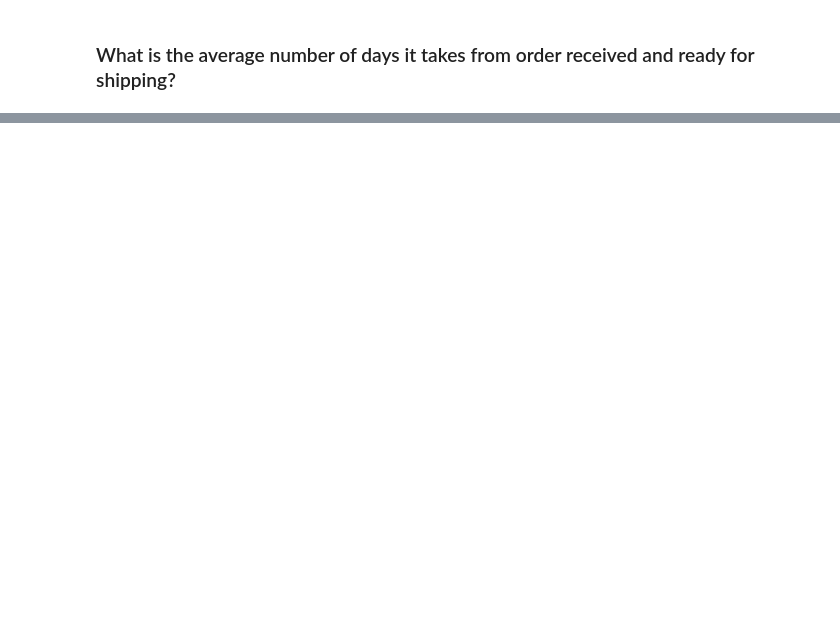
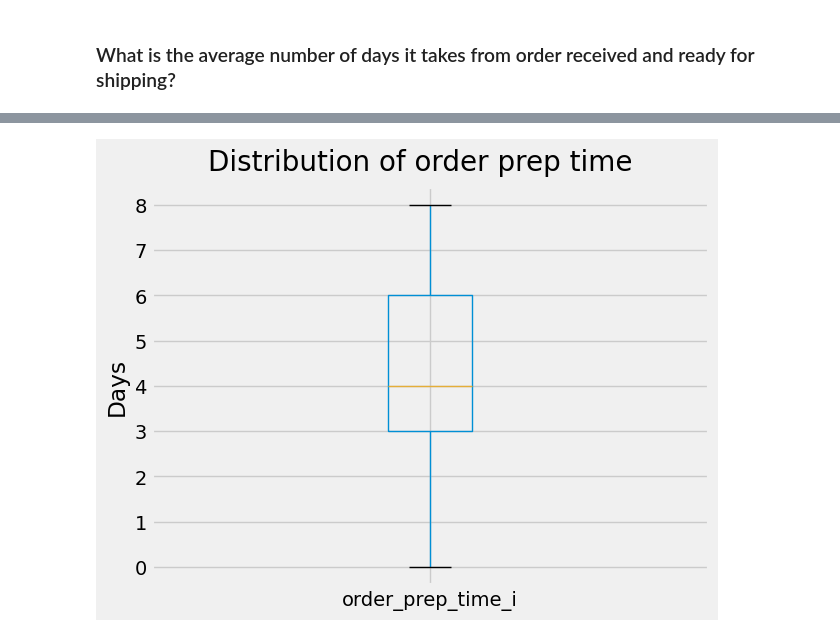
Before and after one commit to GioGonzalez07/EDA_project, a Jupyter notebook: order_prep_time_exc.ipynb, the cells around one changed output, grey strips where cells are left out. Drawn from its saved outputs; the diff is of its cells as text; code cells hidden in the pictures; blank space fills up the shorter version.

```diff
--- a/order_prep_time_exc.ipynb
+++ b/order_prep_time_exc.ipynb
@@ -115,7 +156,9 @@ order_prep_time.order_prep_time_i.describe()
 # %%
 plt.suptitle('Distribution of order prep time', fontsize=20)
 plt.subplots_adjust(hspace = .5, wspace = .2, top = .9) # adjusts the space between the single subplots
-order_prep_time.boxplot(column='order_prep_time_i') # creates boxplot for order lead time
+order_prep_time2.boxplot(column='order_prep_time_i') # creates boxplot for order lead time
 plt.ylabel('Days');
+# %% [output]
+[figure, added]
 # %%
 # What days do the customers receive their orders?
```
Also changed, not shown: parts of 10 cells of this notebook.
